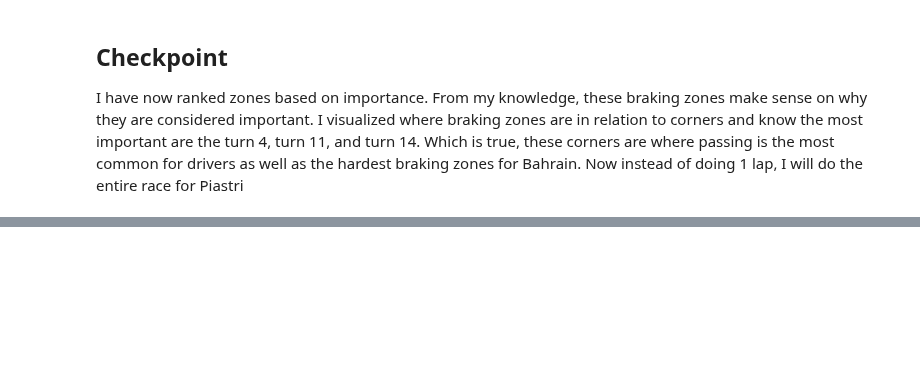
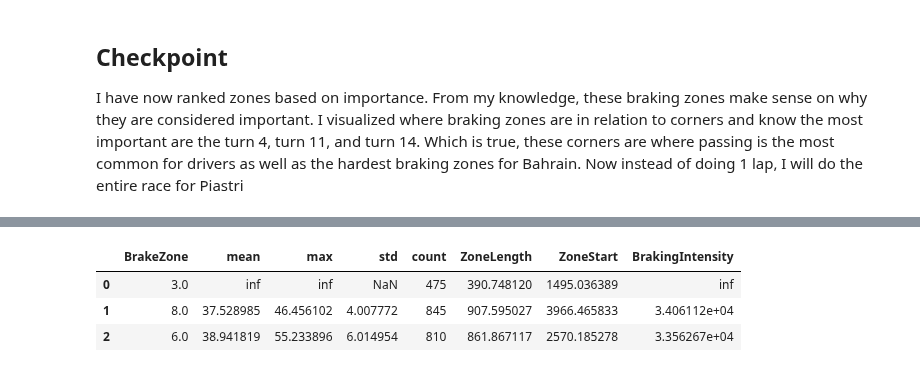
Before and after one commit to OhOmah/F1Revisited, a Jupyter notebook: KeyCornerPlayground.ipynb, the cells around one changed output, grey strips where cells are left out. Drawn from its saved outputs; the diff is of its cells as text; code cells hidden in the pictures; blank space fills up the shorter version.

```diff
--- a/KeyCornerPlayground.ipynb
+++ b/KeyCornerPlayground.ipynb
@@ -175,3 +180,5 @@ race_laps = race.laps
 
 # Filter to the drivers we want to compare
 PIA_lap = race.laps.pick_drivers('PIA').pick_accurate()
+
+PIA_total_tel = get_statistical_metrics(PIA_lap)
@@ -177,0 +225,7 @@ PIA_lap = race.laps.pick_drivers('PIA').pick_accurate()
+# %%
+ranked_zones
+# %% [output]
+|  | BrakeZone | mean | max | std | count | ZoneLength | ZoneStart | BrakingIntensity |
+| 0 | 3.0 | inf | inf | NaN | 475 | 390.748120 | 1495.036389 | inf |
+| 1 | 8.0 | 37.528985 | 46.456102 | 4.007772 | 845 | 907.595027 | 3966.465833 | 3.406112e+04 |
+| 2 | 6.0 | 38.941819 | 55.233896 | 6.014954 | 810 | 861.867117 | 2570.185278 | 3.356267e+04 |
```
Also changed, not shown: parts of 7 cells of this notebook, 1 other file.
